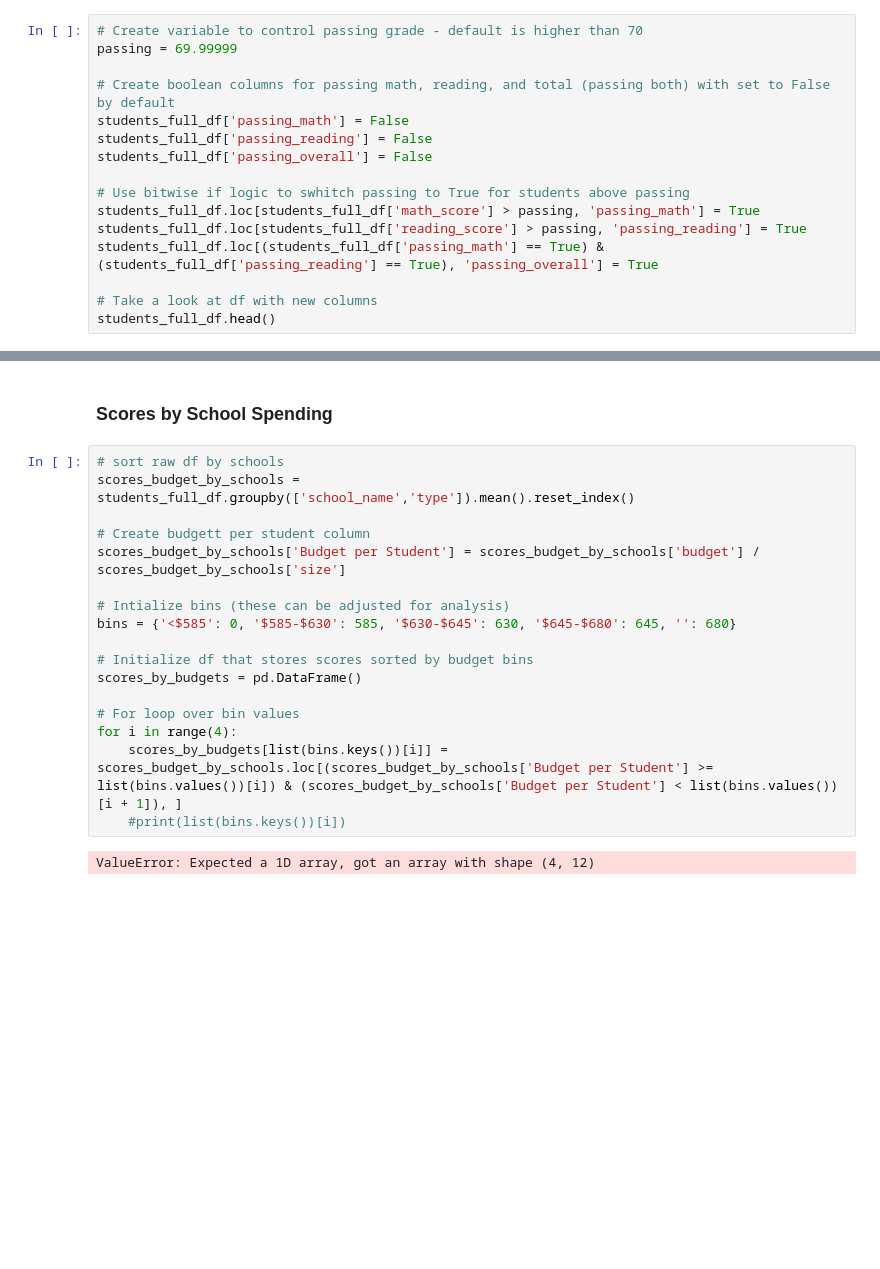
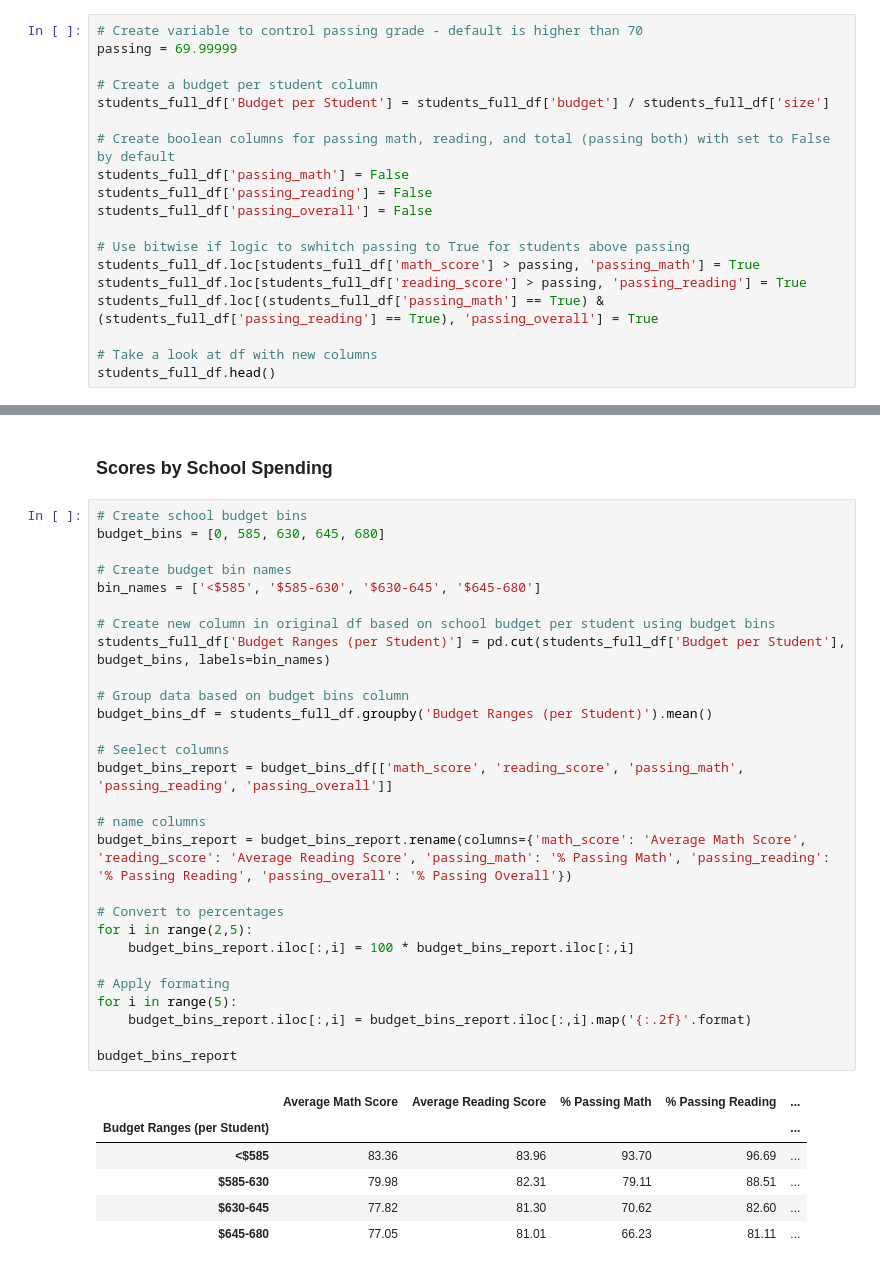
Before and after one commit to asundquistdavis/Pandas-Challenge, a Jupyter notebook: PyCitySchools/main.ipynb, the cells around one changed output, grey strips where cells are left out. Saved outputs shown, nothing was run; the diff lists cells and outputs as text; blank space fills up the shorter version.

Commit message:
Comleted all section. Identified some areas that acould be improved and need to complete wtiten report sitll

```diff
--- a/PyCitySchools/main.ipynb
+++ b/PyCitySchools/main.ipynb
@@ -76,6 +76,9 @@ The data provided does not include whether students area passing each subject. A
 # %%
 # Create variable to control passing grade - default is higher than 70
 passing = 69.99999
+
+# Create a budget per student column
+students_full_df['Budget per Student'] = students_full_df['budget'] / students_full_df['size']
 
 # Create boolean columns for passing math, reading, and total (passing both) with set to False by default
 students_full_df['passing_math'] = False
@@ -305,21 +315,37 @@ grade_by_school_for_reading
 # %% [markdown]
 ### Scores by School Spending
 # %%
-# sort raw df by schools
-scores_budget_by_schools =  students_full_df.groupby(['school_name','type']).mean().reset_index()
+# Create school budget bins
+budget_bins = [0, 585, 630, 645, 680]
 
-# Create budgett per student column
-scores_budget_by_schools['Budget per Student'] = scores_budget_by_schools['budget'] / scores_budget_by_schools['size']
+# Create budget bin names
+bin_names = ['<$585', '$585-630', '$630-645', '$645-680']
 
-# Intialize bins (these can be adjusted for analysis)
-bins = {'<$585': 0, '$585-$630': 585, '$630-$645': 630, '$645-$680': 645, '': 680}
+# Create new column in original df based on school budget per student using budget bins
+students_full_df['Budget Ranges (per Student)'] = pd.cut(students_full_df['Budget per Student'], budget_bins, labels=bin_names)
 
-# Initialize df that stores scores sorted by budget bins
-scores_by_budgets = pd.DataFrame()
+# Group data based on budget bins column
+budget_bins_df = students_full_df.groupby('Budget Ranges (per Student)').mean()
 
-# For loop over bin values
-for i in range(4):
-    scores_by_budgets[list(bins.keys())[i]] = scores_budget_by_schools.loc[(scores_budget_by_schools['Budget per Student'] >= list(bins.values())[i]) & (scores_budget_by_schools['Budget per Student'] < list(bins.values())[i + 1]), ]
-    #print(list(bins.keys())[i])
+# Seelect columns
+budget_bins_report = budget_bins_df[['math_score', 'reading_score', 'passing_math', 'passing_reading', 'passing_overall']]
+
+# name columns
+budget_bins_report = budget_bins_report.rename(columns={'math_score': 'Average Math Score', 'reading_score': 'Average Reading Score', 'passing_math': '% Passing Math', 'passing_reading': '% Passing Reading', 'passing_overall': '% Passing Overall'})
+
+# Convert to percentages
+for i in range(2,5):
+    budget_bins_report.iloc[:,i] = 100 * budget_bins_report.iloc[:,i]
+
+# Apply formating
+for i in range(5):
+    budget_bins_report.iloc[:,i] = budget_bins_report.iloc[:,i].map('{:.2f}'.format)
+
+budget_bins_report
 # %% [output]
-ValueError: Expected a 1D array, got an array with shape (4, 12)
+|  | Average Math Score | Average Reading Score | % Passing Math | % Passing Reading | ... |
+| Budget Ranges (per Student) |  |  |  |  | ... |
+| <$585 | 83.36 | 83.96 | 93.70 | 96.69 | ... |
+| $585-630 | 79.98 | 82.31 | 79.11 | 88.51 | ... |
+| $630-645 | 77.82 | 81.30 | 70.62 | 82.60 | ... |
+| $645-680 | 77.05 | 81.01 | 66.23 | 81.11 | ... |
```
Also changed, not shown: parts of 8 cells of this notebook.
